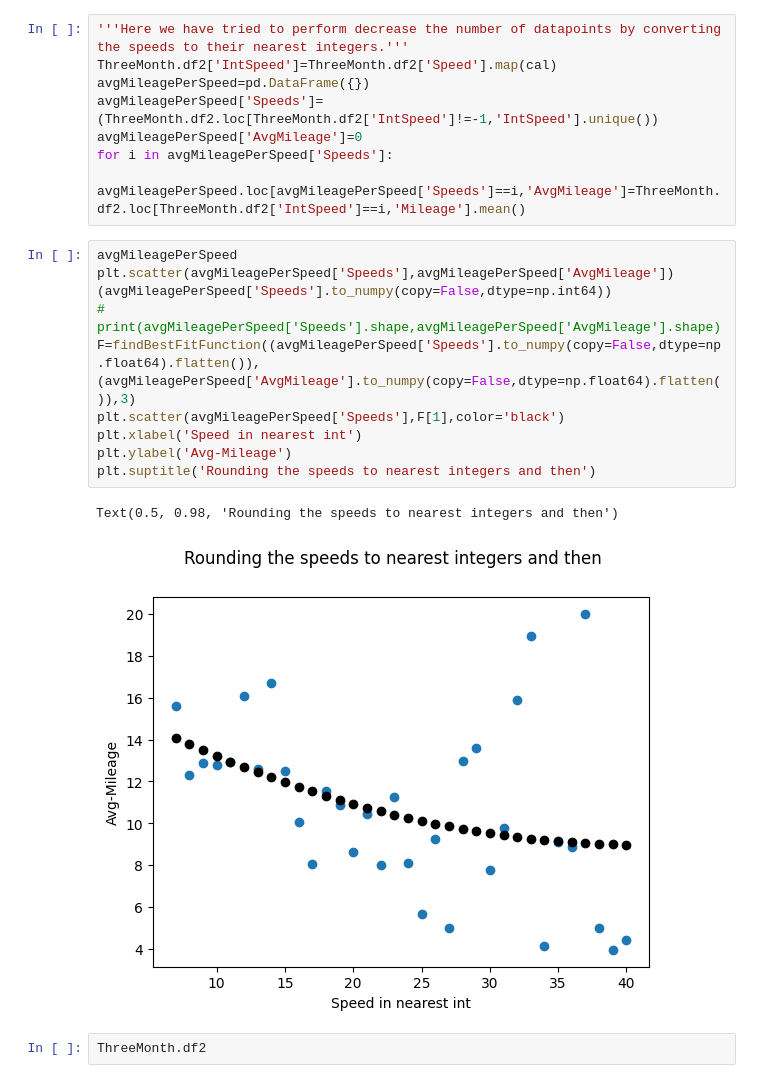
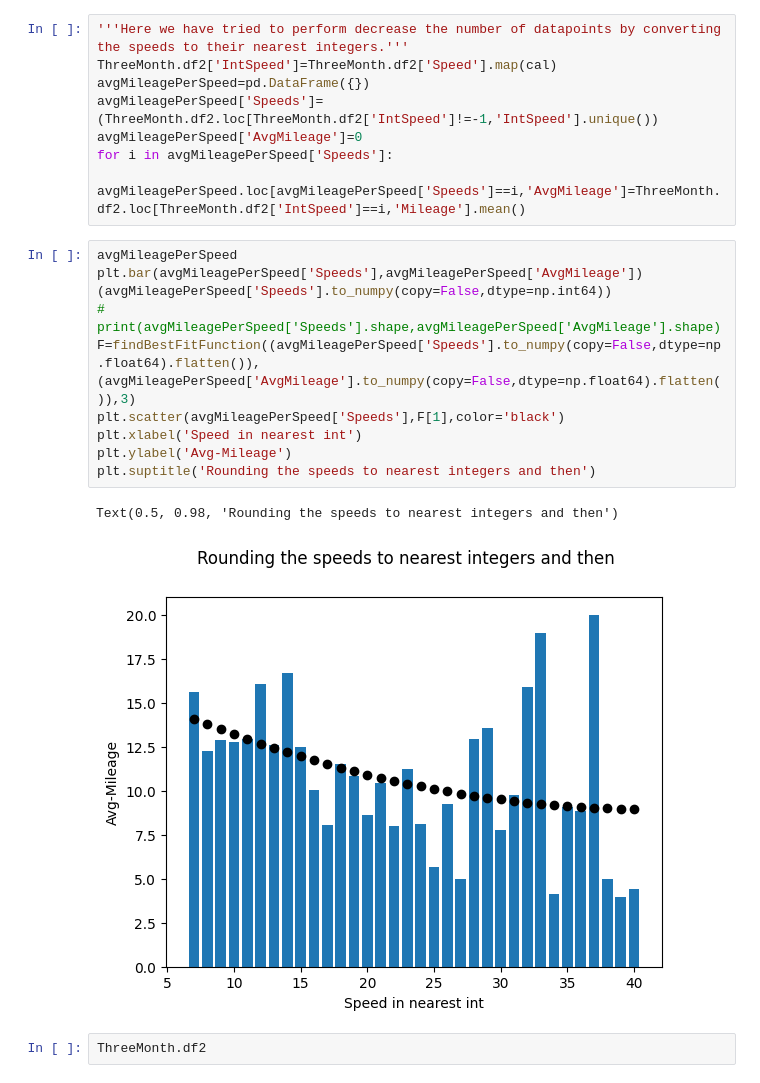
Before and after one commit to codewithyouwan/Range, a Jupyter notebook: mileage.ipynb, the cells around one changed output. Cells and saved outputs as stored; diff of their text form.

```diff
--- a/mileage.ipynb
+++ b/mileage.ipynb
@@ -426,17 +427,17 @@ for i in avgMileagePerSpeed['Speeds']:
     avgMileagePerSpeed.loc[avgMileagePerSpeed['Speeds']==i,'AvgMileage']=ThreeMonth.df2.loc[ThreeMonth.df2['IntSpeed']==i,'Mileage'].mean()
 # %%
 avgMileagePerSpeed
-plt.scatter(avgMileagePerSpeed['Speeds'],avgMileagePerSpeed['AvgMileage'])
+plt.bar(avgMileagePerSpeed['Speeds'],avgMileagePerSpeed['AvgMileage'])
 (avgMileagePerSpeed['Speeds'].to_numpy(copy=False,dtype=np.int64))
 # print(avgMileagePerSpeed['Speeds'].shape,avgMileagePerSpeed['AvgMileage'].shape)
 F=findBestFitFunction((avgMileagePerSpeed['Speeds'].to_numpy(copy=False,dtype=np.float64).flatten()),(avgMileagePerSpeed['AvgMileage'].to_numpy(copy=False,dtype=np.float64).flatten()),3)
 plt.scatter(avgMileagePerSpeed['Speeds'],F[1],color='black')
 plt.xlabel('Speed in nearest int')
 plt.ylabel('Avg-Mileage')
 plt.suptitle('Rounding the speeds to nearest integers and then')
 # %% [output]
 Text(0.5, 0.98, 'Rounding the speeds to nearest integers and then')
-[figure, old version]
+[figure, new version]
 # %%
 ThreeMonth.df2
 # %% [output]
```
Also changed, not shown: parts of 7 cells of this notebook, 5 other files.
